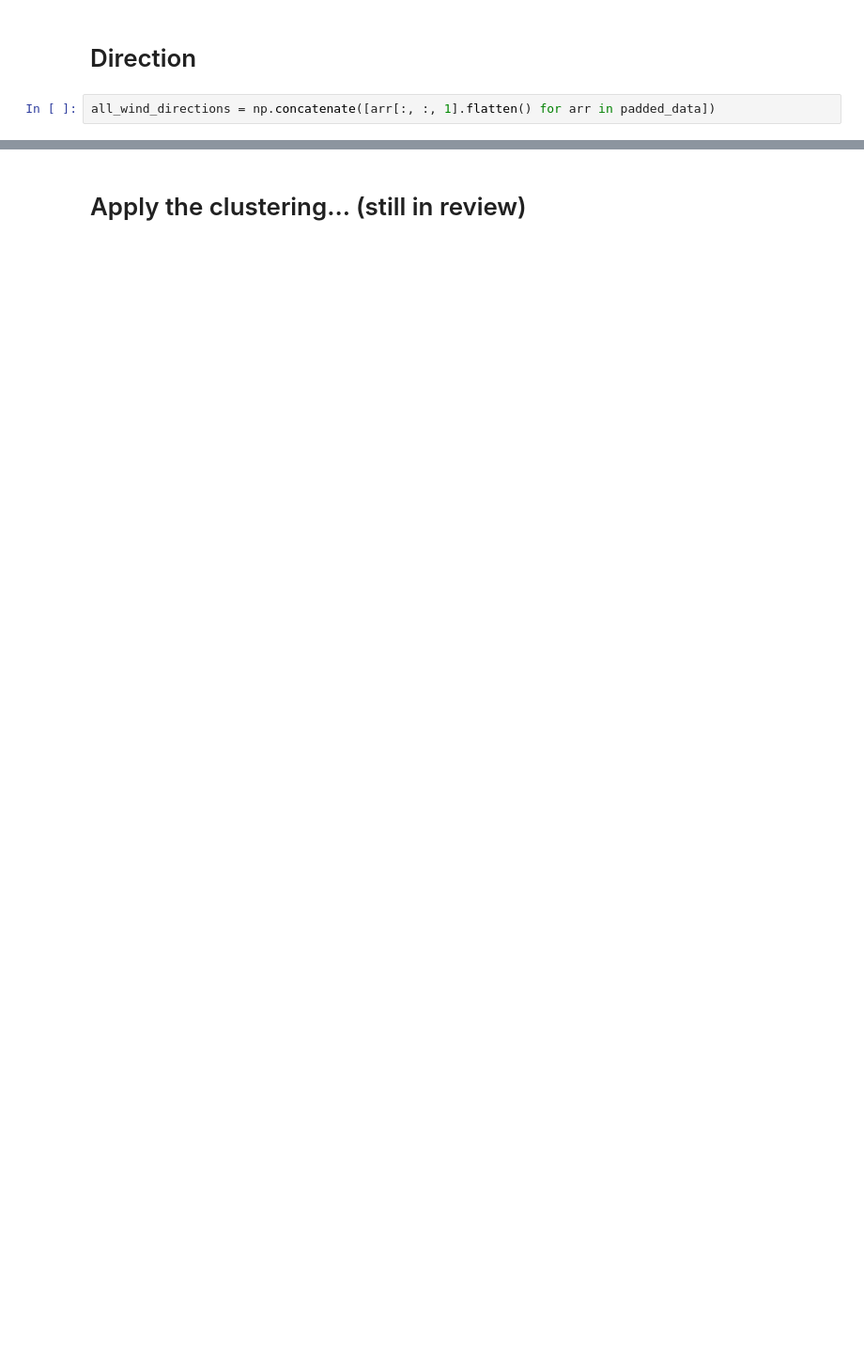
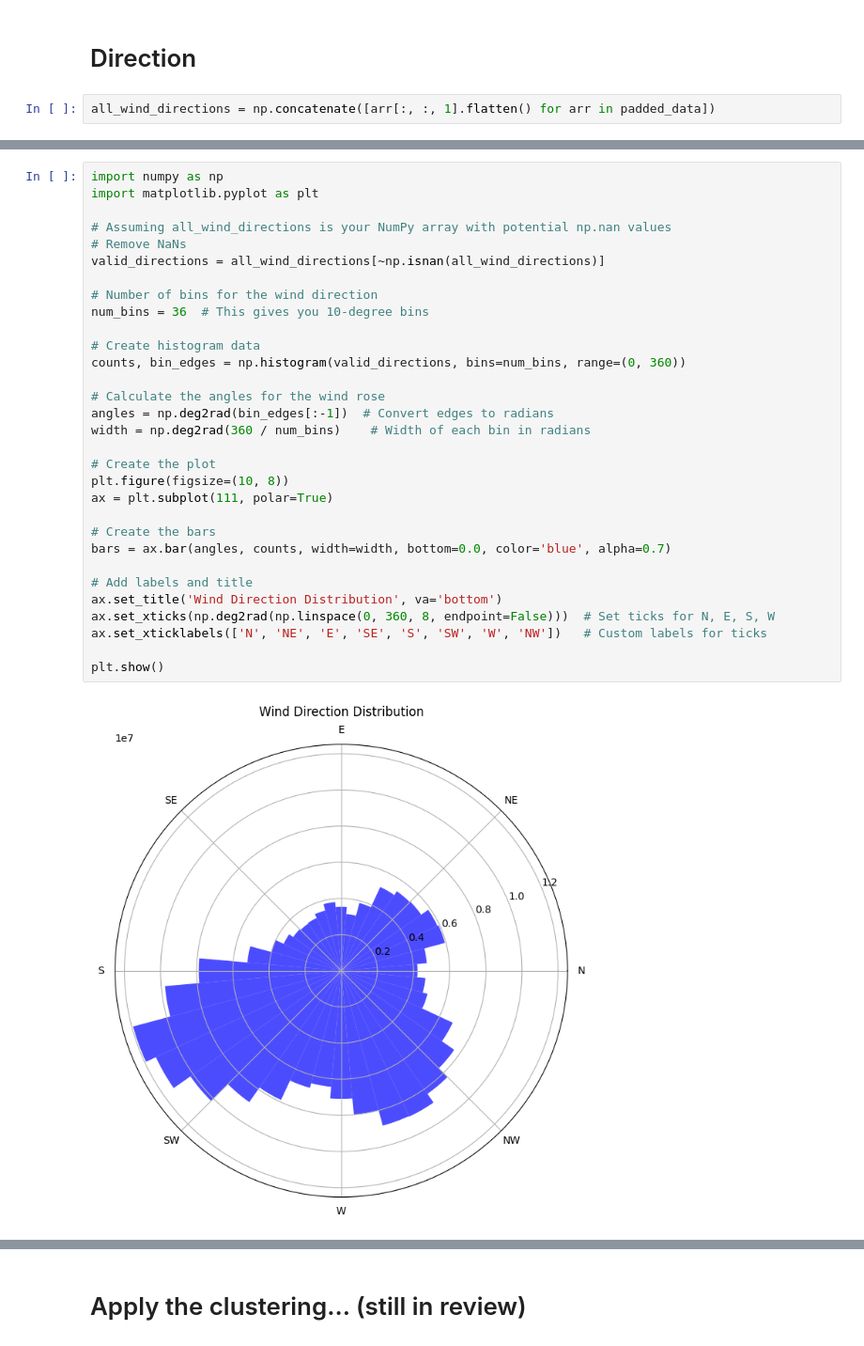
Before and after one commit to noriegamonsc1/Offshore-Wind-Research-2024-2025, a Jupyter notebook: notebooks/data_exploration/Numpy_arrays_Unsupervised_ML.ipynb, the cells around one changed output, grey strips where cells are left out. Shown at 94% size. Saved outputs shown, nothing was run; the diff lists cells and outputs as text; blank space fills up the shorter version.

```diff
--- a/notebooks/data_exploration/Numpy_arrays_Unsupervised_ML.ipynb
+++ b/notebooks/data_exploration/Numpy_arrays_Unsupervised_ML.ipynb
@@ -658,0 +246,33 @@ plt.show()
+# %%
+import numpy as np
+import matplotlib.pyplot as plt
+
+# Assuming all_wind_directions is your NumPy array with potential np.nan values
+# Remove NaNs
+valid_directions = all_wind_directions[~np.isnan(all_wind_directions)]
+
+# Number of bins for the wind direction
+num_bins = 36  # This gives you 10-degree bins
+
+# Create histogram data
+counts, bin_edges = np.histogram(valid_directions, bins=num_bins, range=(0, 360))
+
+# Calculate the angles for the wind rose
+angles = np.deg2rad(bin_edges[:-1])  # Convert edges to radians
+width = np.deg2rad(360 / num_bins)    # Width of each bin in radians
+
+# Create the plot
+plt.figure(figsize=(10, 8))
+ax = plt.subplot(111, polar=True)
+
+# Create the bars
+bars = ax.bar(angles, counts, width=width, bottom=0.0, color='blue', alpha=0.7)
+
+# Add labels and title
+ax.set_title('Wind Direction Distribution', va='bottom')
+ax.set_xticks(np.deg2rad(np.linspace(0, 360, 8, endpoint=False)))  # Set ticks for N, E, S, W
+ax.set_xticklabels(['N', 'NE', 'E', 'SE', 'S', 'SW', 'W', 'NW'])   # Custom labels for ticks
+
+plt.show()
+# %% [output]
+[figure, added]
```
Also changed, not shown: parts of 83 cells of this notebook.
